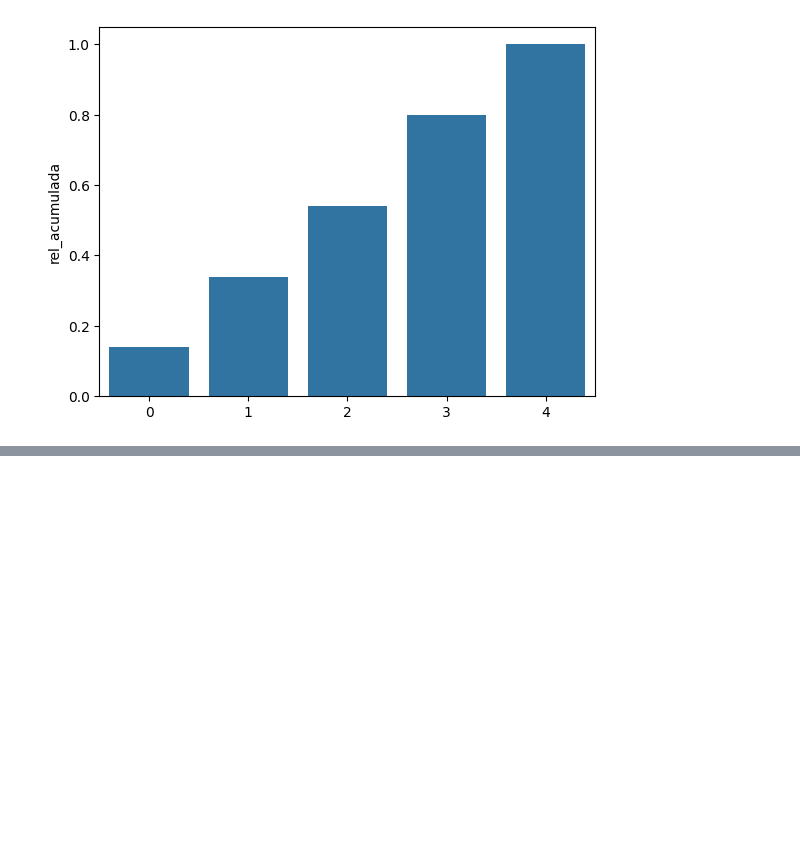
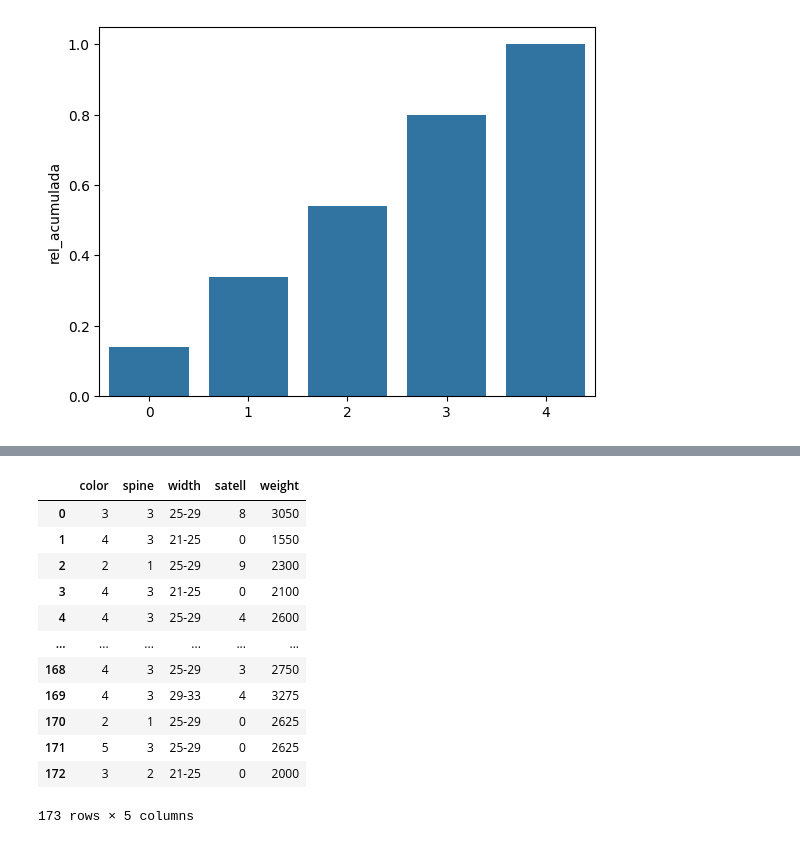
Before and after one commit to sebastian9610/Frogames, a Jupyter notebook: Estadistica-Descriptiva-RStudio-y-Python/EstDescriptiva-Datos-Ordinales/Apuntes-Ordinales.ipynb, the cells around one changed output, grey strips where cells are left out. Saved outputs shown, nothing was run; the diff lists cells and outputs as text; code cells hidden in the pictures; blank space fills up the shorter version.

```diff
--- a/Estadistica-Descriptiva-RStudio-y-Python/EstDescriptiva-Datos-Ordinales/Apuntes-Ordinales.ipynb
+++ b/Estadistica-Descriptiva-RStudio-y-Python/EstDescriptiva-Datos-Ordinales/Apuntes-Ordinales.ipynb
@@ -75,0 +100,18 @@ sns.barplot(df_tabla['rel_acumulada']);
+# %%
+intervalos = pd.cut(df_crab['width'], bins=(21, 25, 29, 33, np.inf), right=False, labels=('21-25', '25-29', '29-33', '33-...'))
+df_crab['width'] = intervalos
+df_crab
+# %% [output]
+|  | color | spine | width | satell | weight |
+| 0 | 3 | 3 | 25-29 | 8 | 3050 |
+| 1 | 4 | 3 | 21-25 | 0 | 1550 |
+| 2 | 2 | 1 | 25-29 | 9 | 2300 |
+| 3 | 4 | 3 | 21-25 | 0 | 2100 |
+| 4 | 4 | 3 | 25-29 | 4 | 2600 |
+| ... | ... | ... | ... | ... | ... |
+| 168 | 4 | 3 | 25-29 | 3 | 2750 |
+| 169 | 4 | 3 | 29-33 | 4 | 3275 |
+| 170 | 2 | 1 | 25-29 | 0 | 2625 |
+| 171 | 5 | 3 | 25-29 | 0 | 2625 |
+| 172 | 3 | 2 | 21-25 | 0 | 2000 |
+173 rows × 5 columns
```
Also changed, not shown: parts of 6 cells of this notebook, 1 other file.
